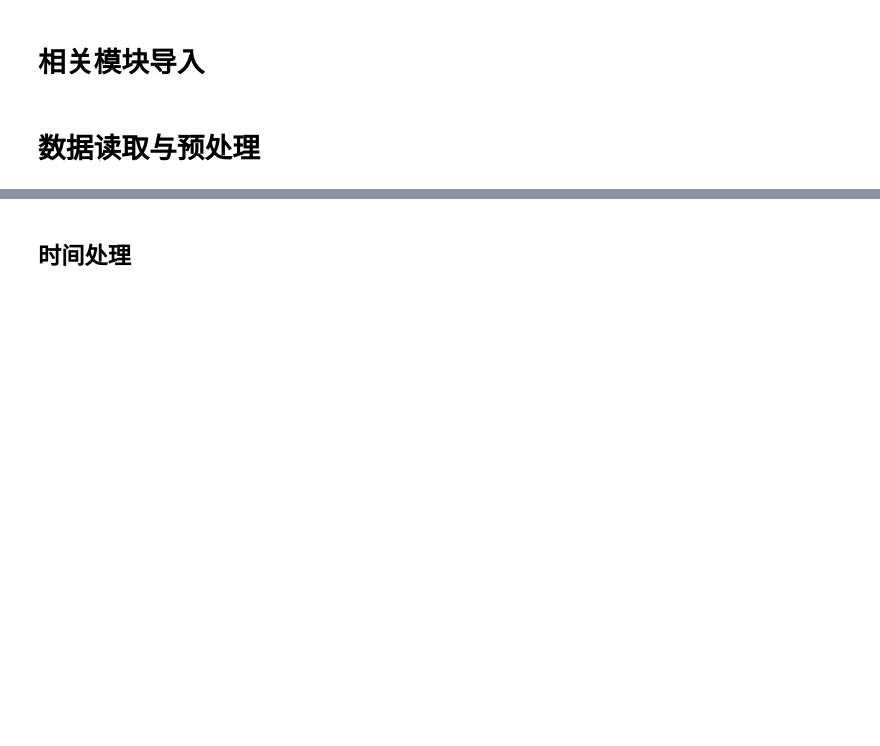
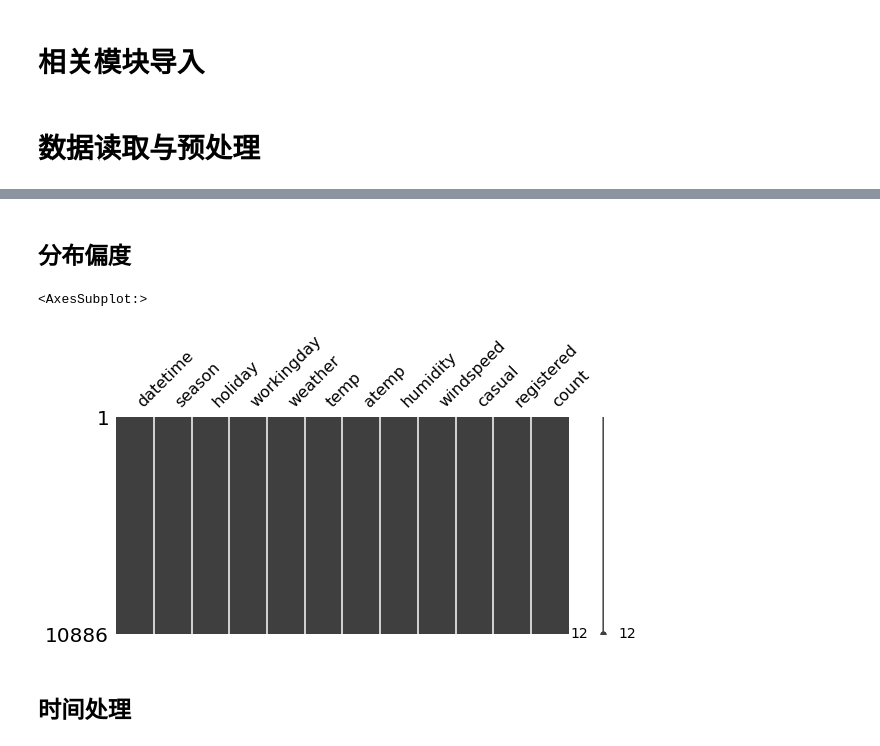
Before and after one commit to Giyn/BikeSharingDemand, a Jupyter notebook: EDA.ipynb, the cells around one changed output, grey strips where cells are left out. Drawn from its saved outputs; the diff is of its cells as text; code cells hidden in the pictures; blank space fills up the shorter version.

```diff
--- a/EDA.ipynb
+++ b/EDA.ipynb
@@ -57,6 +57,13 @@ memory usage: 1020.7+ KB
 | 50% | 3.000000 | 0.000000 | 1.000000 | 1.000000 | 20.50000 | 24.240000 | 62.000000 | 12.998000 | 17.000000 | 118.000000 | ... |
 | 75% | 4.000000 | 0.000000 | 1.000000 | 2.000000 | 26.24000 | 31.060000 | 77.000000 | 16.997900 | 49.000000 | 222.000000 | ... |
 | max | 4.000000 | 1.000000 | 1.000000 | 4.000000 | 41.00000 | 45.455000 | 100.000000 | 56.996900 | 367.000000 | 886.000000 | ... |
+# %% [markdown]
+## 分布偏度
+# %%
+msno.matrix(raw_data, figsize=(9, 4))
+# %% [output]
+<AxesSubplot:>
+[figure, added]
 # %% [markdown]
 ## 时间处理
 # %%
```
Also changed, not shown: parts of 3 cells of this notebook.
